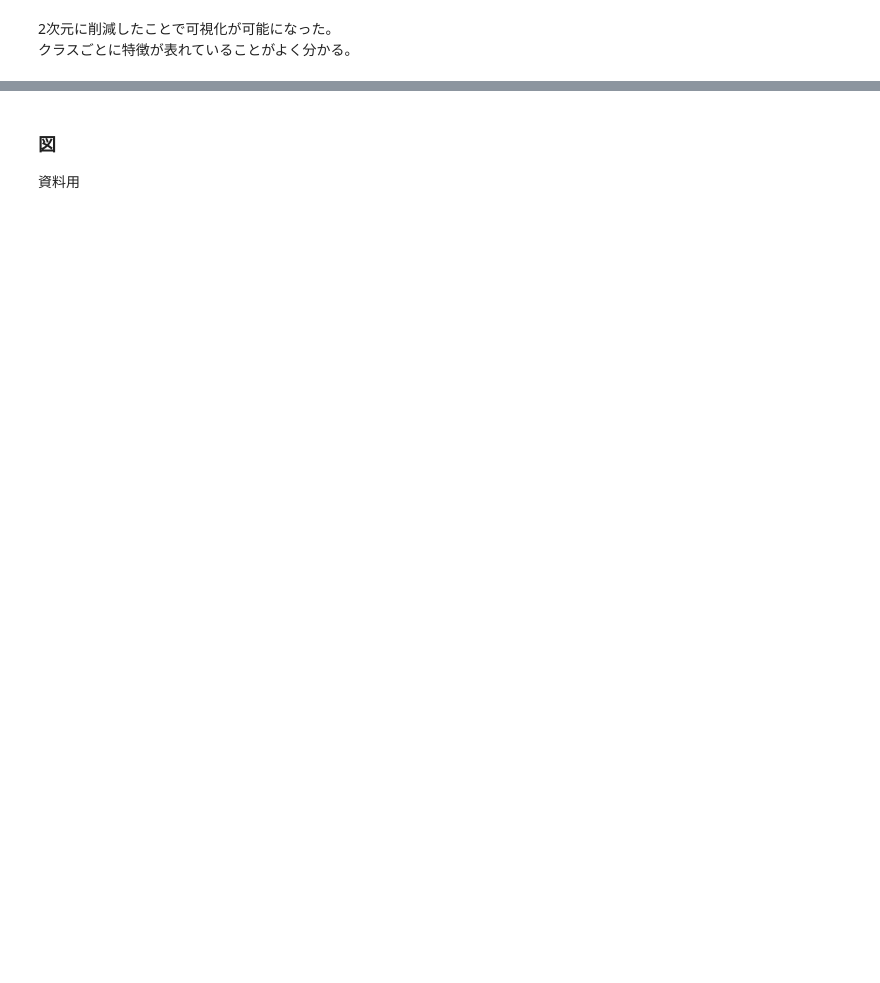
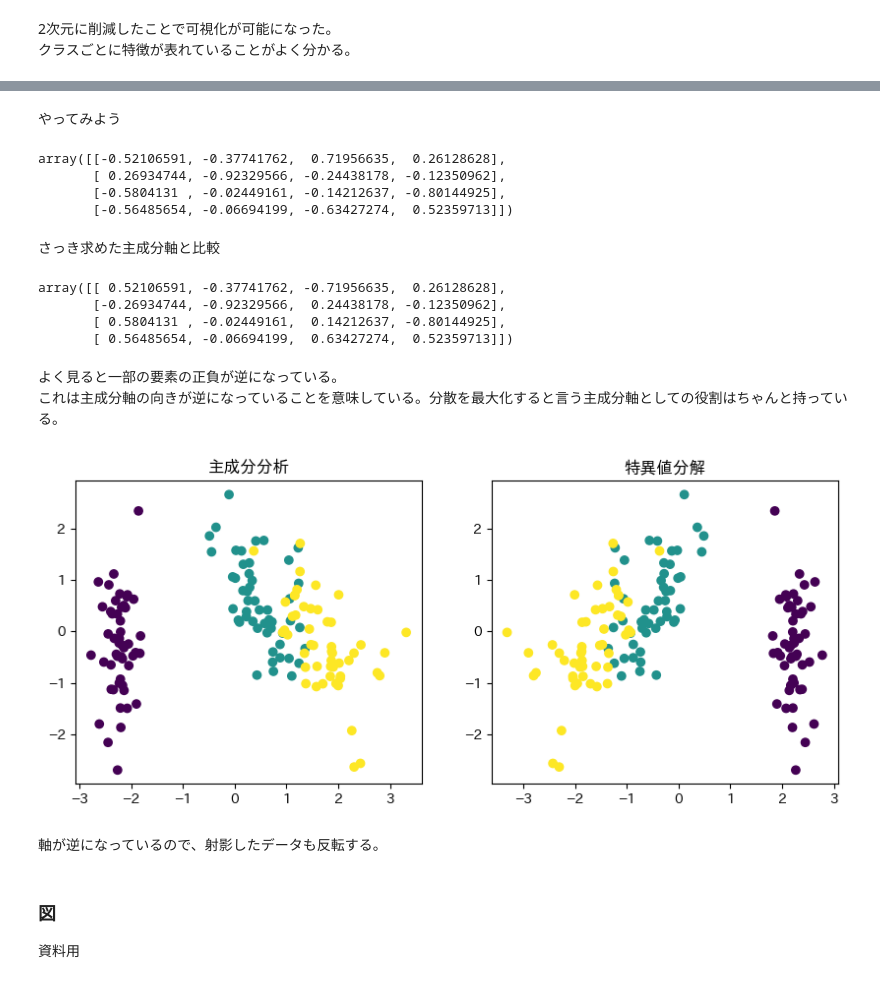
Before and after one commit to misya11p/dimensionality-reduction, a Jupyter notebook: PCA.ipynb, the cells around one changed output, grey strips where cells are left out. Cells and saved outputs as stored; diff of their text form; code cells hidden in the pictures; blank space fills up the shorter version.

```diff
--- a/PCA.ipynb
+++ b/PCA.ipynb
@@ -245,3 +279,38 @@ plt.scatter(pc[:, 0], pc[:, 1], c=y);
+# %% [markdown]
+やってみよう
+# %%
+U, s, Vh = np.linalg.svd(X) # 特異値分解
+U
+# %% [output]
+array([[-0.52106591, -0.37741762,  0.71956635,  0.26128628],
+       [ 0.26934744, -0.92329566, -0.24438178, -0.12350962],
+       [-0.5804131 , -0.02449161, -0.14212637, -0.80144925],
+       [-0.56485654, -0.06694199, -0.63427274,  0.52359713]])
+# %% [markdown]
+さっき求めた主成分軸と比較
+# %%
+pc_vec
+# %% [output]
+array([[ 0.52106591, -0.37741762, -0.71956635,  0.26128628],
+       [-0.26934744, -0.92329566,  0.24438178, -0.12350962],
+       [ 0.5804131 , -0.02449161,  0.14212637, -0.80144925],
+       [ 0.56485654, -0.06694199,  0.63427274,  0.52359713]])
+# %% [markdown]
+よく見ると一部の要素の正負が逆になっている。
+これは主成分軸の向きが逆になっていることを意味している。分散を最大化すると言う主成分軸としての役割はちゃんと持っている。
+# %%
+fig, (ax1, ax2) = plt.subplots(1, 2, figsize=(10, 4))
+m = 2
+pc_pca = X.T @ pc_vec[:, :m] # 主成分分析
+pc_svd = X.T @ U[:, :m] # 特異値分解
+ax1.scatter(pc_pca[:, 0], pc_pca[:, 1], c=y);
+ax1.set_title('主成分分析')
+ax2.scatter(pc_svd[:, 0], pc_svd[:, 1], c=y);
+ax2.set_title('特異値分解');
+# %% [output]
+[figure, added]
+# %% [markdown]
+軸が逆になっているので、射影したデータも反転する。
 # %% [markdown]
 ### 図
 
```
Also changed, not shown: parts of 16 cells of this notebook.
